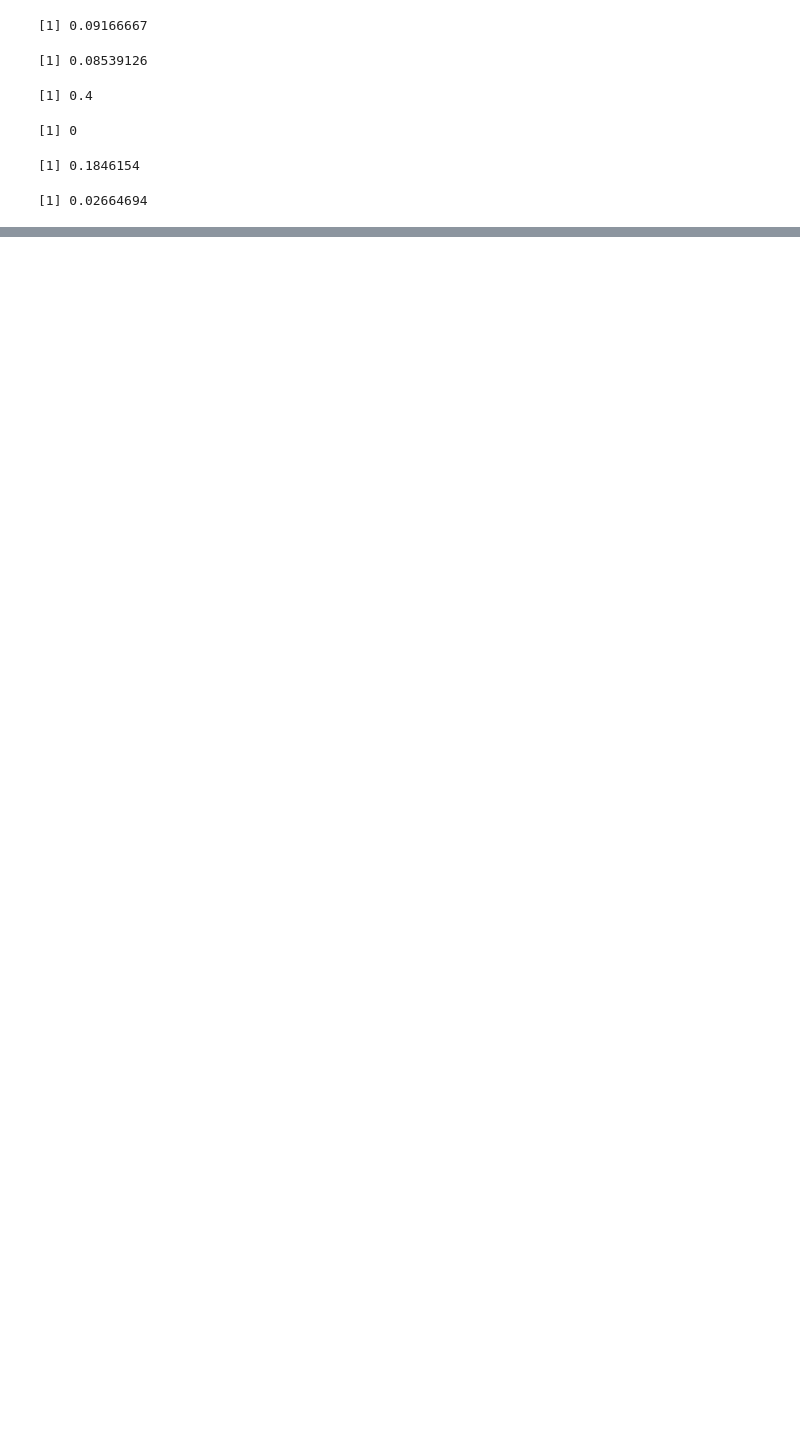
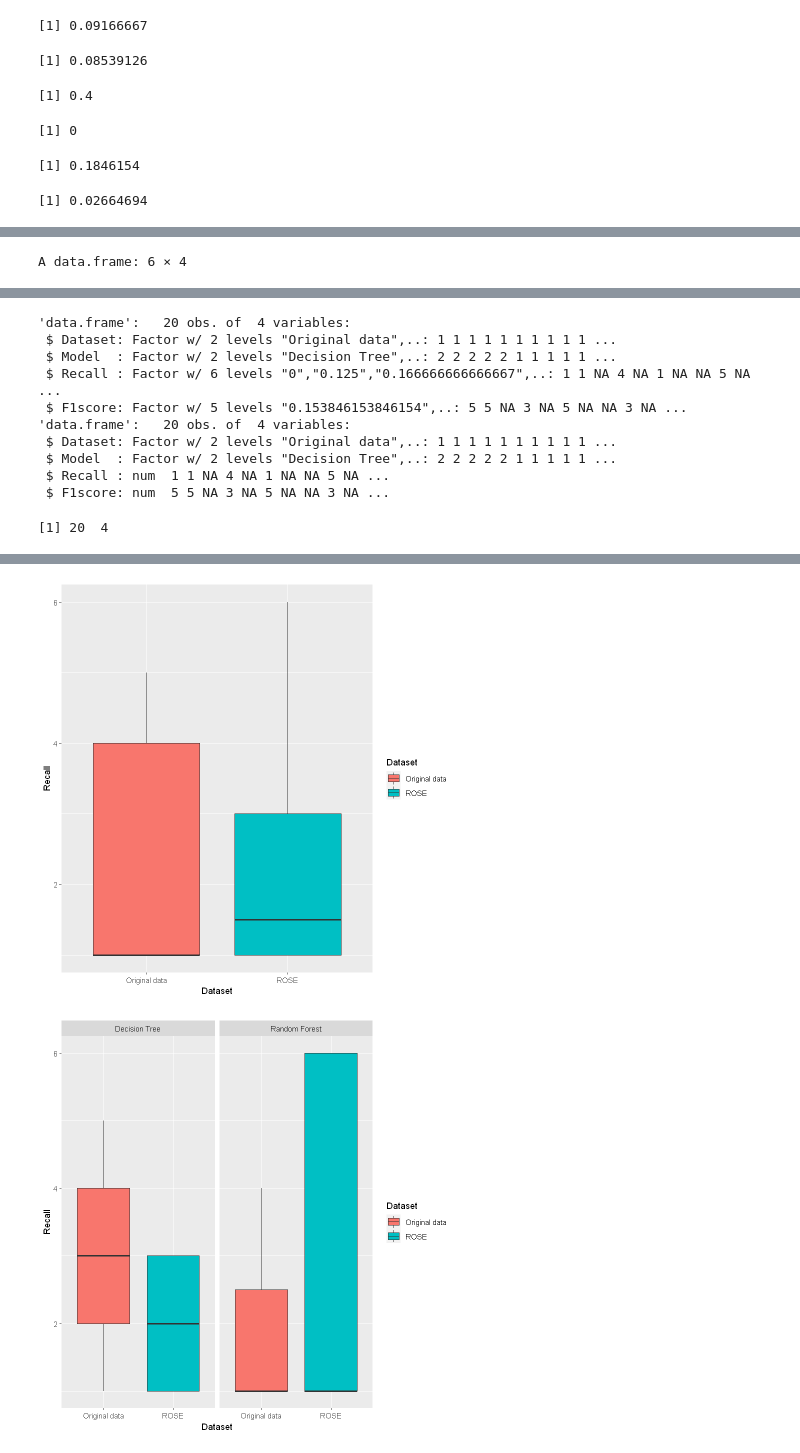
Before and after one commit to RenanBaltar/Analise-artigo-idosos, a Jupyter notebook: analise-artigo.ipynb, the cells around one changed output, grey strips where cells are left out. Cells and saved outputs as stored; diff of their text form; code cells hidden in the pictures; blank space fills up the shorter version.

```diff
--- a/analise-artigo.ipynb
+++ b/analise-artigo.ipynb
@@ -1043,0 +1083,55 @@ sd(F1_rose_DT_ccl,na.rm=T)
+# %%
+#install.packages("ggplot2")
+#install.packages("plyr")
+#require(ggplot2)
+#require(plyr)
+
+#Data-frame com os modelos de RF (eixo x) e suas respectivas métricas (eixo y)
+Dataset= c("Original data","Original data","Original data","Original data",
+           "Original data","Original data","Original data","Original data",
+           "Original data","Original data","ROSE","ROSE","ROSE","ROSE","ROSE","ROSE","ROSE","ROSE","ROSE","ROSE")
+Model= c("Random Forest","Random Forest","Random Forest","Random Forest",
+         "Random Forest","Decision Tree","Decision Tree","Decision Tree",
+         "Decision Tree","Decision Tree",
+         "Random Forest","Random Forest","Random Forest","Random Forest",
+         "Random Forest","Decision Tree","Decision Tree","Decision Tree",
+         "Decision Tree","Decision Tree")
+Recall= c(recall1_rf_original,recall2_rf_original,recall3_rf_original,recall4_rf_original,
+          recall5_rf_original,recall1_tree_original,recall2_tree_original,
+          recall3_tree_original,recall4_tree_original,recall5_tree_original,
+          Metrics_rose_fold01[[17]],Metrics_rose_fold02[[17]],Metrics_rose_fold03[[17]],
+          Metrics_rose_fold04[[17]],Metrics_rose_fold05[[17]],Metrics_rose_tree_fold01[[17]],
+          Metrics_rose_tree_fold02[[17]],Metrics_rose_tree_fold03[[17]],
+          Metrics_rose_tree_fold04[[17]],Metrics_rose_tree_fold05[[17]])
+
+
+F1score= c(F1score1_rf_original,F1score2_rf_original,F1score3_rf_original,
+           F1score4_rf_original,F1score5_rf_original,F1score1_tree_original,
+           F1score2_tree_original,F1score3_tree_original,F1score4_tree_original,F1score5_tree_original,
+           Metrics_rose_fold01[[20]],Metrics_rose_fold02[[20]],Metrics_rose_fold03[[20]],
+           Metrics_rose_fold04[[20]],Metrics_rose_fold05[[20]],Metrics_rose_tree_fold01[[20]],
+           Metrics_rose_tree_fold02[[20]],Metrics_rose_tree_fold03[[20]],
+           Metrics_rose_tree_fold04[[20]],Metrics_rose_tree_fold05[[20]])
+
+
+data_boxplot= cbind(Dataset,Model,Recall,F1score)
+data_boxplot= as.data.frame(data_boxplot)
+head(data_boxplot)
+str(data_boxplot)
+data_boxplot$Dataset<-as.factor(data_boxplot$Dataset)
+data_boxplot$Model<-as.factor(data_boxplot$Model)
+data_boxplot$Recall<-as.numeric(data_boxplot$Recall)
+data_boxplot$F1score<-as.numeric(data_boxplot$F1score)
+str(data_boxplot)
+dim(data_boxplot)
+#data_boxplot2<- na.omit(data_boxplot)
+#dim(data_boxplot2)
+
+# Boxplot com o recall dos modelos de classificação
+plot_recall <- ggplot(data_boxplot, aes(x=Dataset, y=Recall, group=Dataset)) +
+  geom_boxplot(aes(fill=Dataset))
+plot_recall
+
+plot_recall + facet_grid(. ~ Model)
+# %% [output]
+A data.frame: 6 × 4
@@ -1043,0 +1146,11 @@ sd(F1_rose_DT_ccl,na.rm=T)
+'data.frame':   20 obs. of  4 variables:
+ $ Dataset: Factor w/ 2 levels "Original data",..: 1 1 1 1 1 1 1 1 1 1 ...
+ $ Model  : Factor w/ 2 levels "Decision Tree",..: 2 2 2 2 2 1 1 1 1 1 ...
+ $ Recall : Factor w/ 6 levels "0","0.125","0.166666666666667",..: 1 1 NA 4 NA 1 NA NA 5 NA ...
+ $ F1score: Factor w/ 5 levels "0.153846153846154",..: 5 5 NA 3 NA 5 NA NA 3 NA ...
+'data.frame':   20 obs. of  4 variables:
+ $ Dataset: Factor w/ 2 levels "Original data",..: 1 1 1 1 1 1 1 1 1 1 ...
+ $ Model  : Factor w/ 2 levels "Decision Tree",..: 2 2 2 2 2 1 1 1 1 1 ...
+ $ Recall : num  1 1 NA 4 NA 1 NA NA 5 NA ...
+ $ F1score: num  5 5 NA 3 NA 5 NA NA 3 NA ...
+[1] 20  4
@@ -1043,0 +1161,2 @@ sd(F1_rose_DT_ccl,na.rm=T)
+[figure, added]
+[figure, added]
```
Also changed, not shown: parts of 18 cells of this notebook.
